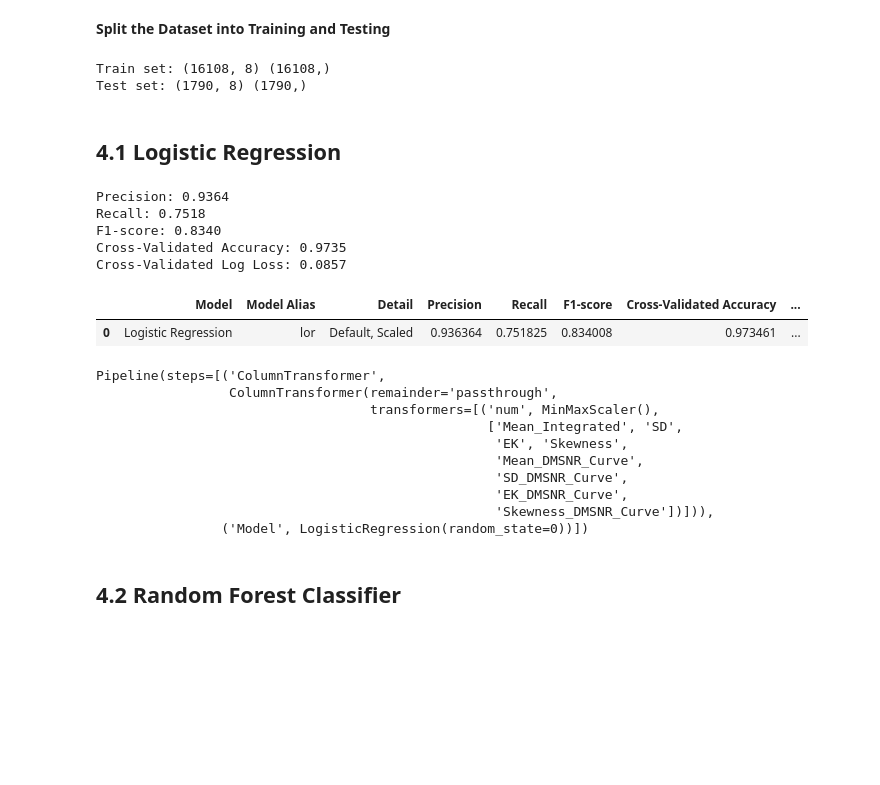
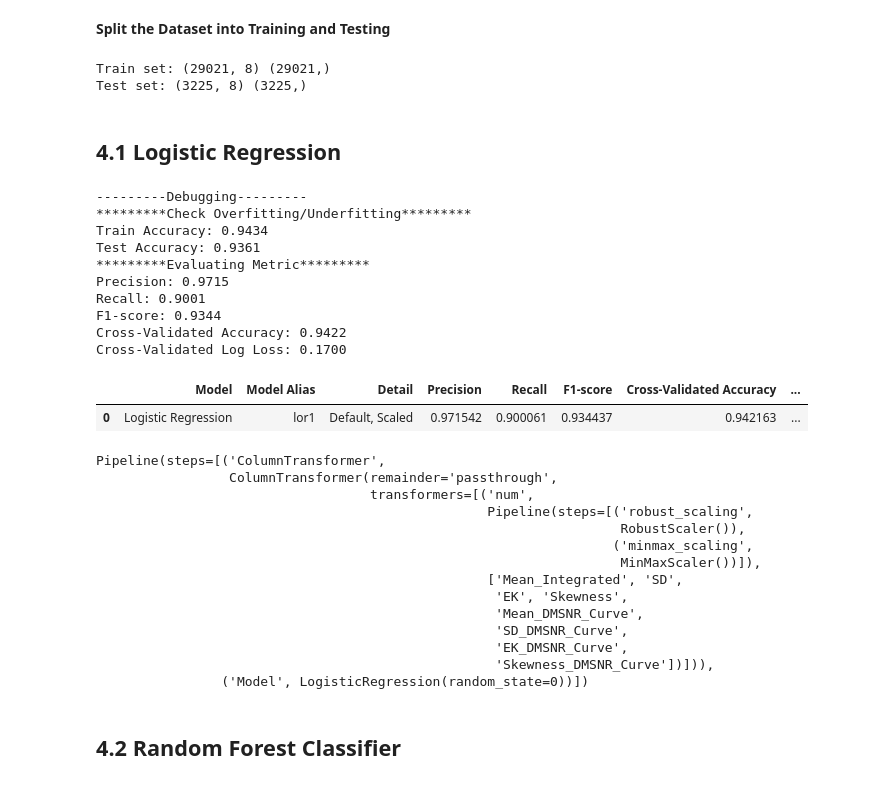
Before and after one commit to HazmanNaim/Project-Portfolio, a Jupyter notebook: GA-Capstone-PulsarClassification.ipynb, the cells around one changed output. Drawn from its saved outputs; the diff is of its cells as text; code cells hidden in the pictures; blank space fills up the shorter version.

```diff
--- a/GA-Capstone-PulsarClassification.ipynb
+++ b/GA-Capstone-PulsarClassification.ipynb
@@ -265,0 +366,9 @@ ColumnTransformer(remainder='passthrough',
+# %%
+x_sampling = df.drop('Class',axis=1)
+y_sampling = df['Class'].values
+# %%
+from imblearn.combine import SMOTETomek
+
+smo = SMOTETomek(random_state=0)
+x_res , y_res = smo.fit_resample(x_sampling,y_sampling)
+SMOTETomek = (x_res , y_res)
@@ -314,7 +485,8 @@ def train_evaluate(model, x_train, y_train, x_test, y_test, X, Y):
     prediction = model.predict(x_test)
 
     # Calculate accuracy, precision, recall, F1-score, log loss
-    #accuracy = model.score(x_test, y_test)
+    test_accuracy = model.score(x_test, y_test)
+    train_accuracy = model.score(x_train, y_train)
     precision = precision_score(y_test, prediction)
     recall = recall_score(y_test, prediction)
     f1 = f1_score(y_test, prediction)
@@ -327,6 +499,11 @@ def train_evaluate(model, x_train, y_train, x_test, y_test, X, Y):
     cross_val_accuracy = accuracies.mean()
 
     # Print the evaluation metrics
+    print("---------Debugging---------")
+    print("*********Check Overfitting/Underfitting*********")
+    print(f"Train Accuracy: {train_accuracy:.4f}")
+    print(f"Test Accuracy: {test_accuracy:.4f}")
+    print("*********Evaluating Metric*********")
     print(f"Precision: {precision:.4f}")
     print(f"Recall: {recall:.4f}")
     print(f"F1-score: {f1:.4f}")
@@ -355,61 +532,70 @@ def model_tab(models_table, model_name, model_alias, model_detail, metrics):
 # %% [markdown]
 **Split the Dataset into Training and Testing**
 # %%
-X = df.drop("Class", axis=1)
-Y = df["Class"]
+X = x_res
+Y = y_res
 
 x_train, x_test, y_train, y_test = train_test_split(X, Y, test_size=0.10, random_state=0)
 
 print ('Train set:', x_train.shape,  y_train.shape)
 print ('Test set:', x_test.shape,  y_test.shape)
 # %% [output]
-Train set: (16108, 8) (16108,)
-Test set: (1790, 8) (1790,)
+Train set: (29021, 8) (29021,)
+Test set: (3225, 8) (3225,)
 # %% [markdown]
 ## 4.1 Logistic Regression
 # %%
 # Create a model pipeline
-lor = Pipeline([
+lor1 = Pipeline([
     ('ColumnTransformer', transformer),
     ('Model', LogisticRegression(random_state=0))
 ])
 
 # Function to train and evaluate the model
-metrics = train_evaluate(lor,
+metrics = train_evaluate(lor1,
                          x_train,
                          y_train,
                          x_test,
                          y_test,
                          X,
                          Y)
 metrics
 
 # Note for Table
 model_name = "Logistic Regression"
-model_alias = "lor"
+model_alias = "lor1"
 model_detail = "Default, Scaled"
 # Function to store the evaluation metrics as table
 models_table = model_tab(models_table,
                          model_name,
                          model_alias,
                          model_detail,
                          metrics)
 models_table
 # %% [output]
-Precision: 0.9364
-Recall: 0.7518
-F1-score: 0.8340
-Cross-Validated Accuracy: 0.9735
-Cross-Validated Log Loss: 0.0857
+---------Debugging---------
+*********Check Overfitting/Underfitting*********
+Train Accuracy: 0.9434
+Test Accuracy: 0.9361
+*********Evaluating Metric*********
+Precision: 0.9715
+Recall: 0.9001
+F1-score: 0.9344
+Cross-Validated Accuracy: 0.9422
+Cross-Validated Log Loss: 0.1700
 |  | Model | Model Alias | Detail | Precision | Recall | F1-score | Cross-Validated Accuracy | ... |
-| 0 | Logistic Regression | lor | Default, Scaled | 0.936364 | 0.751825 | 0.834008 | 0.973461 | ... |
+| 0 | Logistic Regression | lor1 | Default, Scaled | 0.971542 | 0.900061 | 0.934437 | 0.942163 | ... |
 # %%
 # Visualize the Model Pipeline
-lor
+lor1
 # %% [output]
 Pipeline(steps=[('ColumnTransformer',
                  ColumnTransformer(remainder='passthrough',
-                                   transformers=[('num', MinMaxScaler(),
+                                   transformers=[('num',
+                                                  Pipeline(steps=[('robust_scaling',
+                                                                   RobustScaler()),
+                                                                  ('minmax_scaling',
+                                                                   MinMaxScaler())]),
                                                   ['Mean_Integrated', 'SD',
                                                    'EK', 'Skewness',
                                                    'Mean_DMSNR_Curve',
```
Also changed, not shown: parts of 60 cells of this notebook.
